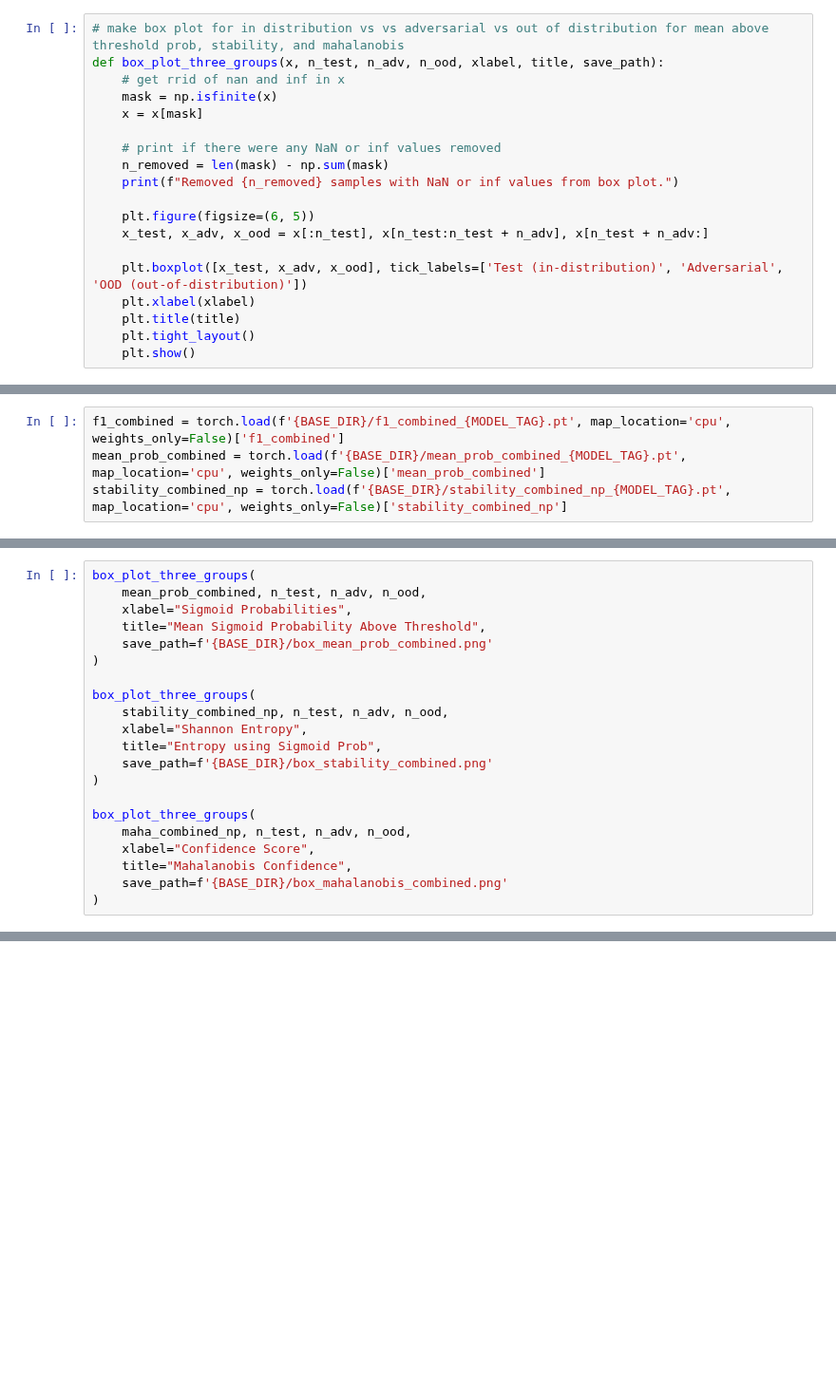
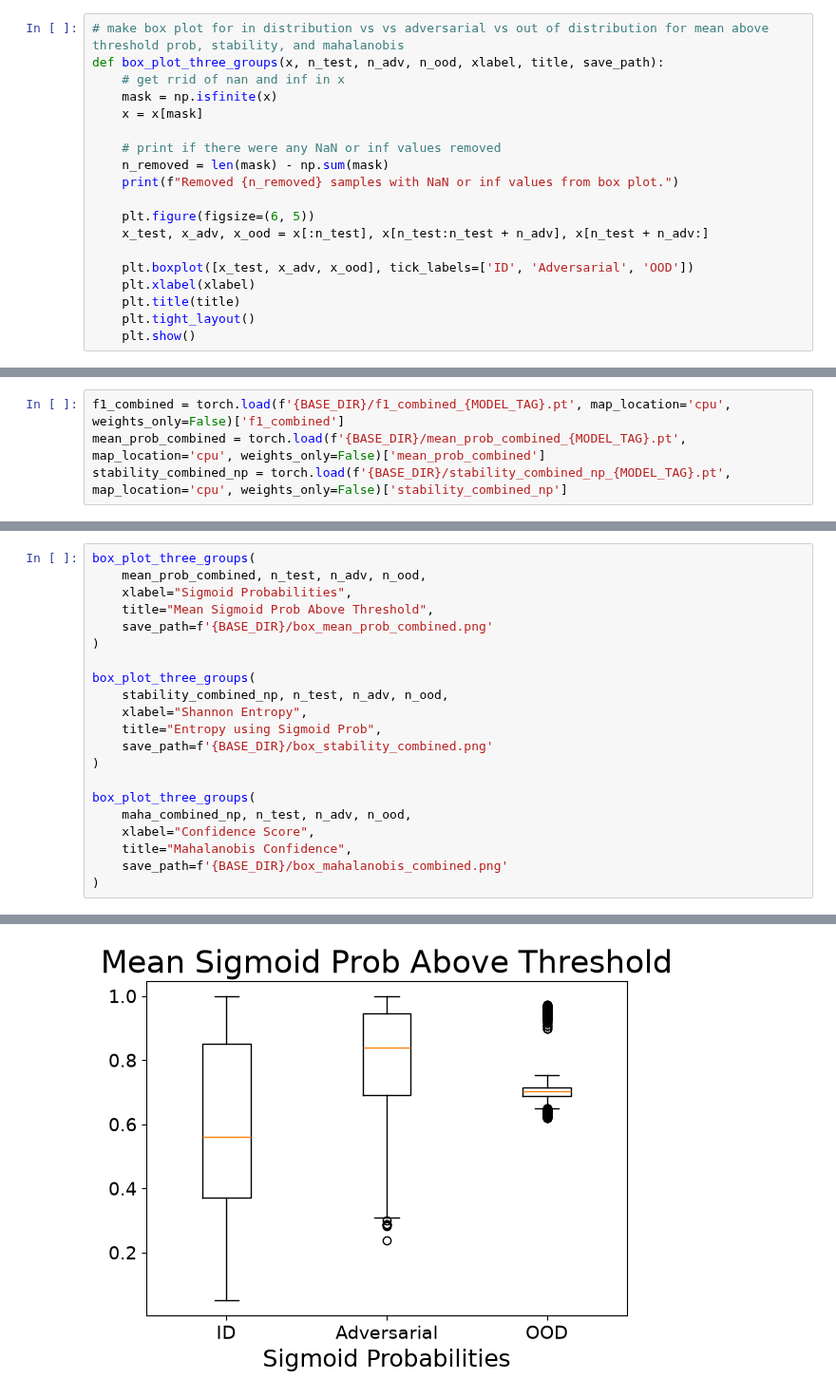
Before and after one commit to ShinLin94/DNN-Decision-Uncertainty-Quantification, a Jupyter notebook: 12_plotting.ipynb, the cells around one changed output, grey strips where cells are left out. Shown at 95% size. Saved outputs shown, nothing was run; the diff lists cells and outputs as text; blank space fills up the shorter version.

```diff
--- a/12_plotting.ipynb
+++ b/12_plotting.ipynb
@@ -157,7 +313,7 @@ def box_plot_three_groups(x, n_test, n_adv, n_ood, xlabel, title, save_path):
     plt.figure(figsize=(6, 5))
     x_test, x_adv, x_ood = x[:n_test], x[n_test:n_test + n_adv], x[n_test + n_adv:]
 
-    plt.boxplot([x_test, x_adv, x_ood], tick_labels=['Test (in-distribution)', 'Adversarial', 'OOD (out-of-distribution)'])
+    plt.boxplot([x_test, x_adv, x_ood], tick_labels=['ID', 'Adversarial', 'OOD'])
     plt.xlabel(xlabel)
     plt.title(title)
     plt.tight_layout()
@@ -239,7 +585,7 @@ scatter_plot_three_groups(
 box_plot_three_groups(
     mean_prob_combined, n_test, n_adv, n_ood,
     xlabel="Sigmoid Probabilities",
-    title="Mean Sigmoid Probability Above Threshold",
+    title="Mean Sigmoid Prob Above Threshold",
     save_path=f'{BASE_DIR}/box_mean_prob_combined.png'
 )
 
@@ -256,3 +602,4 @@ box_plot_three_groups(
     title="Mahalanobis Confidence",
     save_path=f'{BASE_DIR}/box_mahalanobis_combined.png'
 )
+# %% [output]
@@ -258,0 +607 @@ box_plot_three_groups(
+[figure, added]
```
Also changed, not shown: parts of 42 cells of this notebook, 6 other files.
